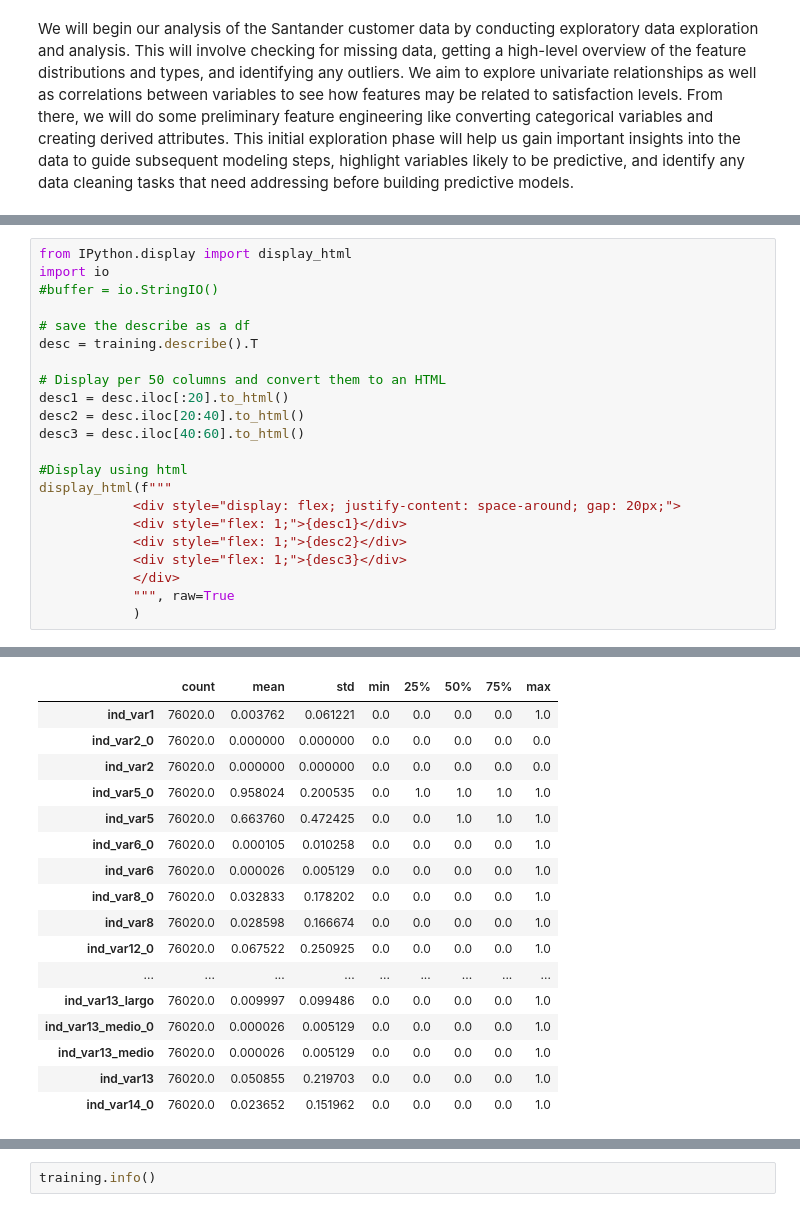
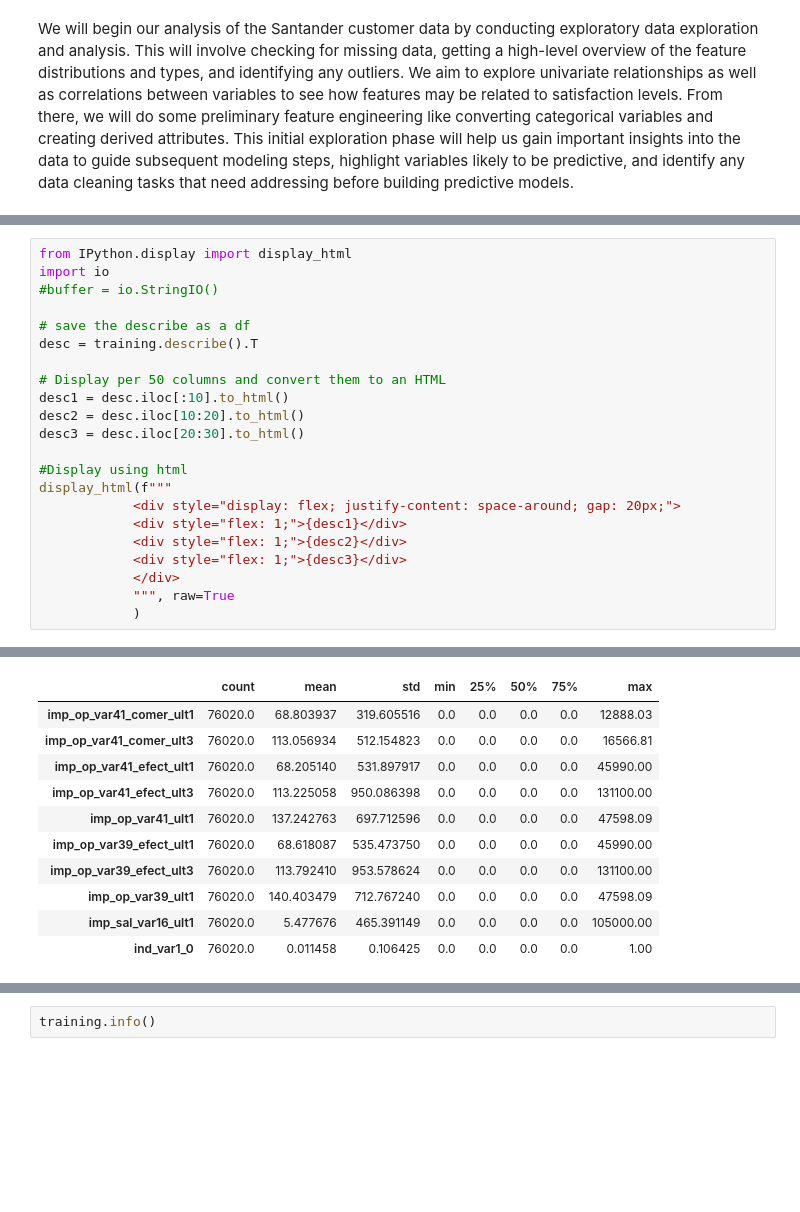
Before and after one commit to abu14/Kaggle_Project_Notebooks, a Jupyter notebook: santander-customer-satisfaction-xgboost.ipynb, the cells around one changed output, grey strips where cells are left out. Drawn from its saved outputs; the diff is of its cells as text; blank space fills up the shorter version.

```diff
--- a/santander-customer-satisfaction-xgboost.ipynb
+++ b/santander-customer-satisfaction-xgboost.ipynb
@@ -82,9 +85,9 @@ import io
 desc = training.describe().T
 
 # Display per 50 columns and convert them to an HTML
-desc1 = desc.iloc[:20].to_html()
-desc2 = desc.iloc[20:40].to_html()
-desc3 = desc.iloc[40:60].to_html()
+desc1 = desc.iloc[:10].to_html()
+desc2 = desc.iloc[10:20].to_html()
+desc3 = desc.iloc[20:30].to_html()
 
 #Display using html
 display_html(f"""
@@ -116,18 +113,12 @@ display_html(f"""
 |  | count | mean | std | min | 25% | 50% | 75% | max |
-| ind_var1 | 76020.0 | 0.003762 | 0.061221 | 0.0 | 0.0 | 0.0 | 0.0 | 1.0 |
-| ind_var2_0 | 76020.0 | 0.000000 | 0.000000 | 0.0 | 0.0 | 0.0 | 0.0 | 0.0 |
-| ind_var2 | 76020.0 | 0.000000 | 0.000000 | 0.0 | 0.0 | 0.0 | 0.0 | 0.0 |
-| ind_var5_0 | 76020.0 | 0.958024 | 0.200535 | 0.0 | 1.0 | 1.0 | 1.0 | 1.0 |
-| ind_var5 | 76020.0 | 0.663760 | 0.472425 | 0.0 | 0.0 | 1.0 | 1.0 | 1.0 |
-| ind_var6_0 | 76020.0 | 0.000105 | 0.010258 | 0.0 | 0.0 | 0.0 | 0.0 | 1.0 |
-| ind_var6 | 76020.0 | 0.000026 | 0.005129 | 0.0 | 0.0 | 0.0 | 0.0 | 1.0 |
-| ind_var8_0 | 76020.0 | 0.032833 | 0.178202 | 0.0 | 0.0 | 0.0 | 0.0 | 1.0 |
-| ind_var8 | 76020.0 | 0.028598 | 0.166674 | 0.0 | 0.0 | 0.0 | 0.0 | 1.0 |
-| ind_var12_0 | 76020.0 | 0.067522 | 0.250925 | 0.0 | 0.0 | 0.0 | 0.0 | 1.0 |
-| ... | ... | ... | ... | ... | ... | ... | ... | ... |
-| ind_var13_largo | 76020.0 | 0.009997 | 0.099486 | 0.0 | 0.0 | 0.0 | 0.0 | 1.0 |
-| ind_var13_medio_0 | 76020.0 | 0.000026 | 0.005129 | 0.0 | 0.0 | 0.0 | 0.0 | 1.0 |
-| ind_var13_medio | 76020.0 | 0.000026 | 0.005129 | 0.0 | 0.0 | 0.0 | 0.0 | 1.0 |
-| ind_var13 | 76020.0 | 0.050855 | 0.219703 | 0.0 | 0.0 | 0.0 | 0.0 | 1.0 |
-| ind_var14_0 | 76020.0 | 0.023652 | 0.151962 | 0.0 | 0.0 | 0.0 | 0.0 | 1.0 |
+| imp_op_var41_comer_ult1 | 76020.0 | 68.803937 | 319.605516 | 0.0 | 0.0 | 0.0 | 0.0 | 12888.03 |
+| imp_op_var41_comer_ult3 | 76020.0 | 113.056934 | 512.154823 | 0.0 | 0.0 | 0.0 | 0.0 | 16566.81 |
+| imp_op_var41_efect_ult1 | 76020.0 | 68.205140 | 531.897917 | 0.0 | 0.0 | 0.0 | 0.0 | 45990.00 |
+| imp_op_var41_efect_ult3 | 76020.0 | 113.225058 | 950.086398 | 0.0 | 0.0 | 0.0 | 0.0 | 131100.00 |
+| imp_op_var41_ult1 | 76020.0 | 137.242763 | 697.712596 | 0.0 | 0.0 | 0.0 | 0.0 | 47598.09 |
+| imp_op_var39_efect_ult1 | 76020.0 | 68.618087 | 535.473750 | 0.0 | 0.0 | 0.0 | 0.0 | 45990.00 |
+| imp_op_var39_efect_ult3 | 76020.0 | 113.792410 | 953.578624 | 0.0 | 0.0 | 0.0 | 0.0 | 131100.00 |
+| imp_op_var39_ult1 | 76020.0 | 140.403479 | 712.767240 | 0.0 | 0.0 | 0.0 | 0.0 | 47598.09 |
+| imp_sal_var16_ult1 | 76020.0 | 5.477676 | 465.391149 | 0.0 | 0.0 | 0.0 | 0.0 | 105000.00 |
+| ind_var1_0 | 76020.0 | 0.011458 | 0.106425 | 0.0 | 0.0 | 0.0 | 0.0 | 1.00 |
 |  | count | mean | std | min | 25% | 50% | 75% | max |
```
Also changed, not shown: parts of 17 cells of this notebook.
